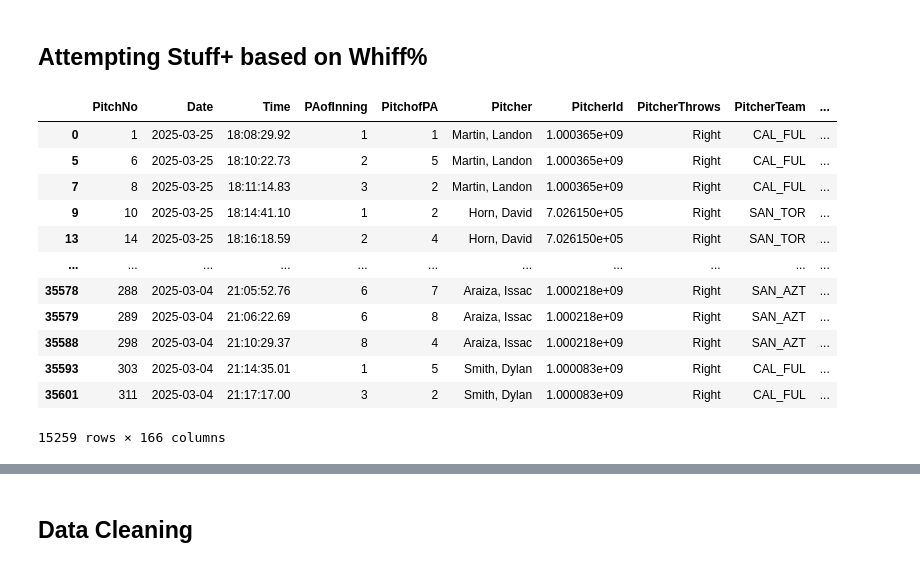
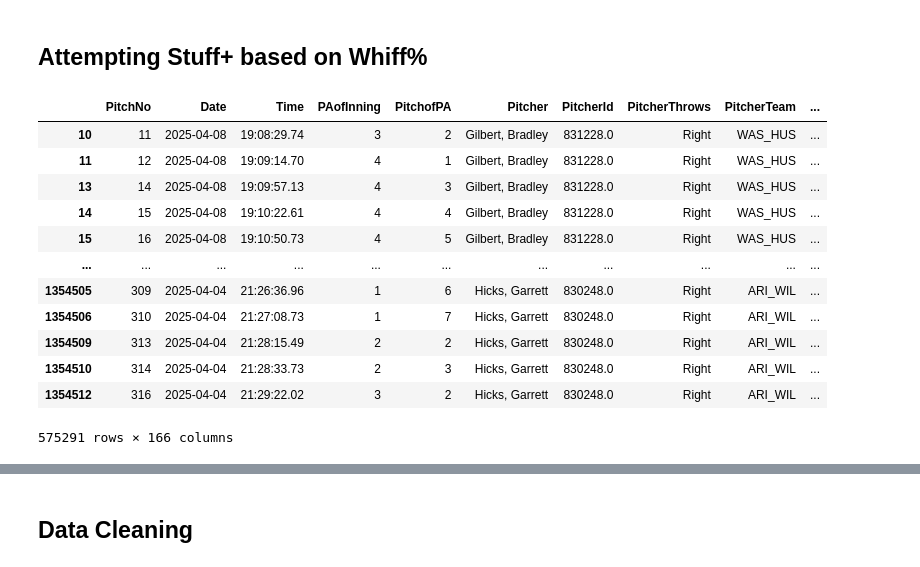
Before and after one commit to jackkalsched/UCSD_Baseball_25, a Jupyter notebook: Pitching/stuff+/stuff_plus.ipynb, the cells around one changed output, grey strips where cells are left out. Cells and saved outputs as stored; diff of their text form; code cells hidden in the pictures.

```diff
--- a/Pitching/stuff+/stuff_plus.ipynb
+++ b/Pitching/stuff+/stuff_plus.ipynb
@@ -379,28 +379,28 @@ R^2 Score: -0.216
 # %% [markdown]
 ## Attempting Stuff+ based on Whiff%
 # %%
-master_trackman = pd.read_csv('../../Files/merged_trackman_games.csv')
+master_trackman = pd.read_csv('../../Trackman CSV Files/merged_trackman_games.csv')
 #only pitches where the batter swung the bat
 master_trackman = master_trackman[
     (master_trackman['PitchCall'] == 'InPlay') |
     (master_trackman['PitchCall'] == 'StrikeSwinging') |
     (master_trackman['PitchCall'] == 'FoulBallNotFieldable') |
     (master_trackman['PitchCall'] == 'FoulBallFieldable')].copy()
 master_trackman
 # %% [output]
 |  | PitchNo | Date | Time | PAofInning | PitchofPA | Pitcher | PitcherId | PitcherThrows | PitcherTeam | ... |
-| 0 | 1 | 2025-03-25 | 18:08:29.92 | 1 | 1 | Martin, Landon | 1.000365e+09 | Right | CAL_FUL | ... |
-| 5 | 6 | 2025-03-25 | 18:10:22.73 | 2 | 5 | Martin, Landon | 1.000365e+09 | Right | CAL_FUL | ... |
-| 7 | 8 | 2025-03-25 | 18:11:14.83 | 3 | 2 | Martin, Landon | 1.000365e+09 | Right | CAL_FUL | ... |
-| 9 | 10 | 2025-03-25 | 18:14:41.10 | 1 | 2 | Horn, David | 7.026150e+05 | Right | SAN_TOR | ... |
-| 13 | 14 | 2025-03-25 | 18:16:18.59 | 2 | 4 | Horn, David | 7.026150e+05 | Right | SAN_TOR | ... |
+| 10 | 11 | 2025-04-08 | 19:08:29.74 | 3 | 2 | Gilbert, Bradley | 831228.0 | Right | WAS_HUS | ... |
+| 11 | 12 | 2025-04-08 | 19:09:14.70 | 4 | 1 | Gilbert, Bradley | 831228.0 | Right | WAS_HUS | ... |
+| 13 | 14 | 2025-04-08 | 19:09:57.13 | 4 | 3 | Gilbert, Bradley | 831228.0 | Right | WAS_HUS | ... |
+| 14 | 15 | 2025-04-08 | 19:10:22.61 | 4 | 4 | Gilbert, Bradley | 831228.0 | Right | WAS_HUS | ... |
+| 15 | 16 | 2025-04-08 | 19:10:50.73 | 4 | 5 | Gilbert, Bradley | 831228.0 | Right | WAS_HUS | ... |
 | ... | ... | ... | ... | ... | ... | ... | ... | ... | ... | ... |
-| 35578 | 288 | 2025-03-04 | 21:05:52.76 | 6 | 7 | Araiza, Issac | 1.000218e+09 | Right | SAN_AZT | ... |
-| 35579 | 289 | 2025-03-04 | 21:06:22.69 | 6 | 8 | Araiza, Issac | 1.000218e+09 | Right | SAN_AZT | ... |
-| 35588 | 298 | 2025-03-04 | 21:10:29.37 | 8 | 4 | Araiza, Issac | 1.000218e+09 | Right | SAN_AZT | ... |
-| 35593 | 303 | 2025-03-04 | 21:14:35.01 | 1 | 5 | Smith, Dylan | 1.000083e+09 | Right | CAL_FUL | ... |
-| 35601 | 311 | 2025-03-04 | 21:17:17.00 | 3 | 2 | Smith, Dylan | 1.000083e+09 | Right | CAL_FUL | ... |
+| 1354505 | 309 | 2025-04-04 | 21:26:36.96 | 1 | 6 | Hicks, Garrett | 830248.0 | Right | ARI_WIL | ... |
+| 1354506 | 310 | 2025-04-04 | 21:27:08.73 | 1 | 7 | Hicks, Garrett | 830248.0 | Right | ARI_WIL | ... |
+| 1354509 | 313 | 2025-04-04 | 21:28:15.49 | 2 | 2 | Hicks, Garrett | 830248.0 | Right | ARI_WIL | ... |
+| 1354510 | 314 | 2025-04-04 | 21:28:33.73 | 2 | 3 | Hicks, Garrett | 830248.0 | Right | ARI_WIL | ... |
+| 1354512 | 316 | 2025-04-04 | 21:29:22.02 | 3 | 2 | Hicks, Garrett | 830248.0 | Right | ARI_WIL | ... |
-15259 rows × 166 columns
+575291 rows × 166 columns
 # %%
 #encode whiffs
 master_trackman['whiff'] = (master_trackman['PitchCall'] == 'StrikeSwinging') * 1
```
Also changed, not shown: parts of 19 cells of this notebook.
